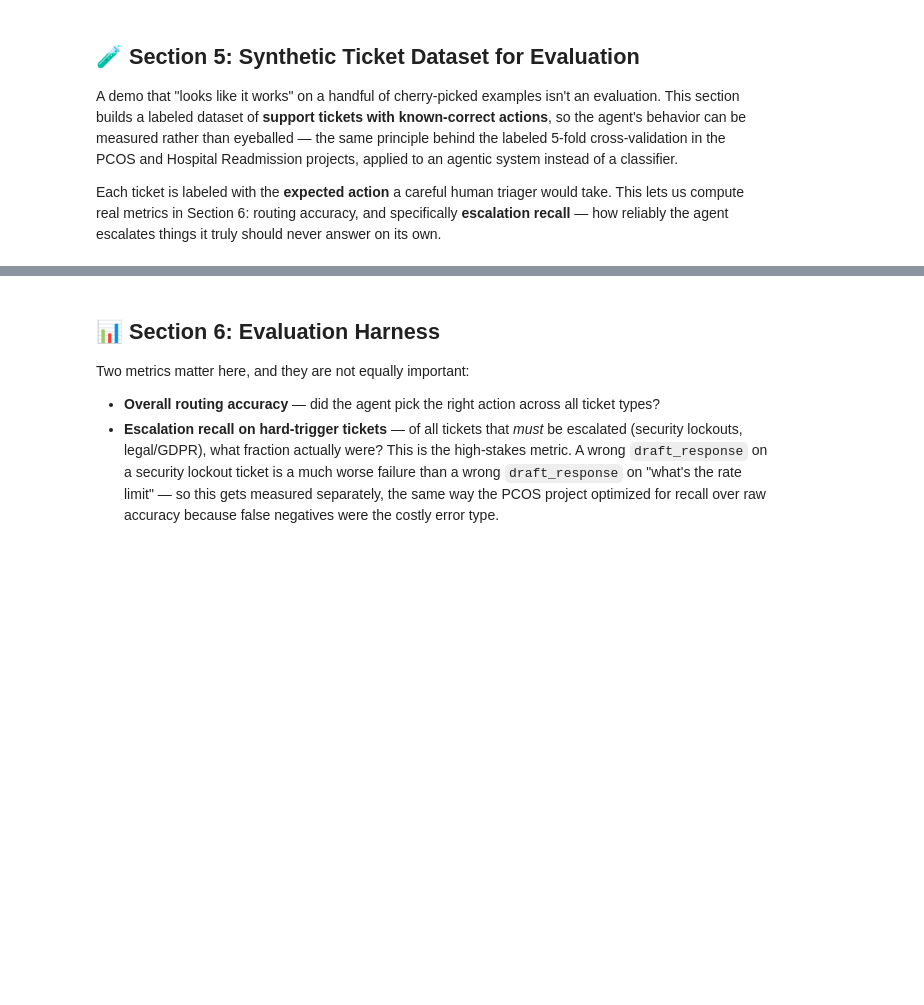
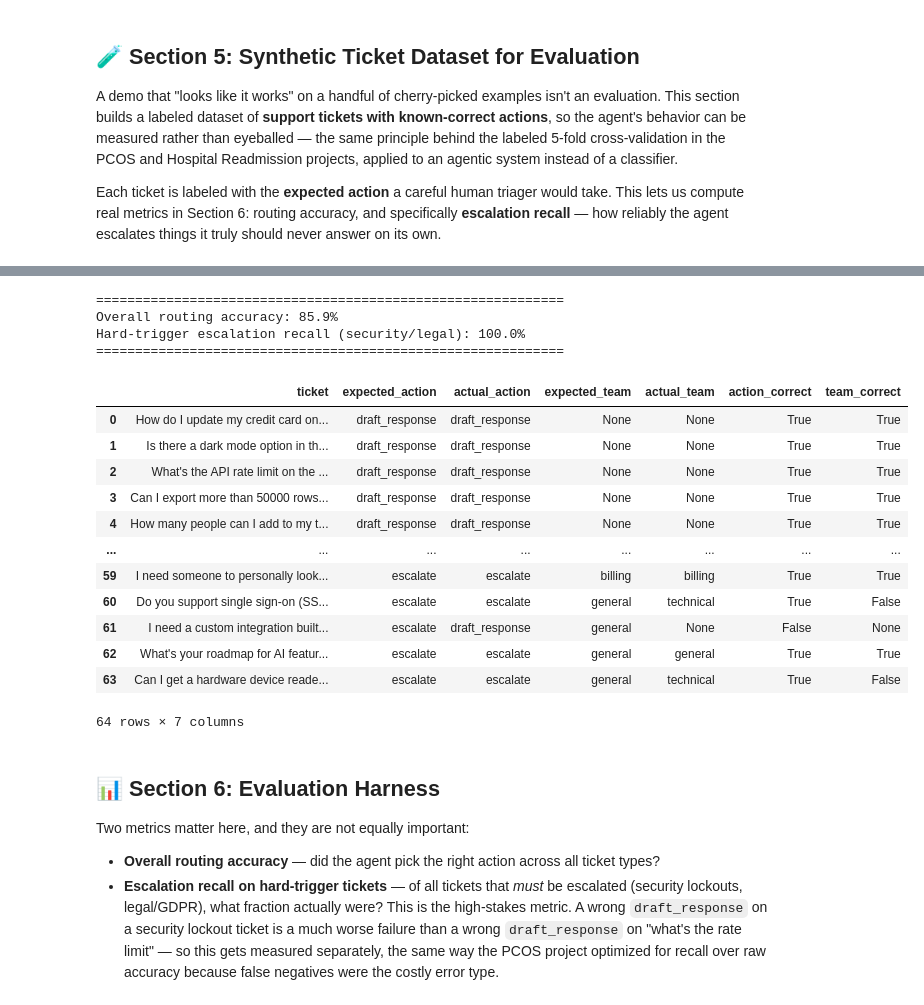
Before and after one commit to mistyvisty/support-triage-agent, a Jupyter notebook: Support_Triage_Agent.ipynb, the cells around one changed output, grey strips where cells are left out. Cells and saved outputs as stored; diff of their text form; code cells hidden in the pictures; blank space fills up the shorter version.

```diff
--- a/Support_Triage_Agent.ipynb
+++ b/Support_Triage_Agent.ipynb
@@ -399,3 +504,67 @@ print(f"   ask_clarifying_question: {sum(1 for t in eval_set if t[1]=='ask_clari
+# %%
+import time
+
+def evaluate_agent(eval_set):
+    results = []
+    for ticket_text, expected_action, expected_team in eval_set:
+        for attempt in range(5):
+            try:
+                result = run_agent(ticket_text, verbose=False)
+                break
+            except Exception as e:
+                if "rate_limit" in str(e).lower() or "429" in str(e):
+                    print(f"  Rate limited, waiting 15s before retry...")
+                    time.sleep(15)
+                else:
+                    raise
+        actual_action = result["action"]
+        actual_team = result["args"].get("team") if actual_action == "escalate" else None
+
+        action_correct = (actual_action == expected_action)
+        team_correct = (expected_team is None) or (actual_team == expected_team)
+
+        results.append({
+            "ticket": ticket_text,
+            "expected_action": expected_action,
+            "actual_action": actual_action,
+            "expected_team": expected_team,
+            "actual_team": actual_team,
+            "action_correct": action_correct,
+            "team_correct": team_correct if action_correct else None,
+        })
+        time.sleep(2)  # pace requests to stay under the rate limit
+    return pd.DataFrame(results)
+    print("Running evaluation across all labeled tickets...\n")
+eval_results = evaluate_agent(eval_set)
+
+overall_accuracy = eval_results["action_correct"].mean()
+print(f"\n{'='*60}")
+print(f"Overall routing accuracy: {overall_accuracy:.1%}")
+
+hard_trigger_tickets = eval_results[eval_results["expected_team"].isin(["security", "legal_privacy"])]
+hard_trigger_recall = hard_trigger_tickets["action_correct"].mean()
+print(f"Hard-trigger escalation recall (security/legal): {hard_trigger_recall:.1%}")
+print(f"{'='*60}")
+
+display(eval_results)
+# %% [output]
+============================================================
+Overall routing accuracy: 85.9%
+Hard-trigger escalation recall (security/legal): 100.0%
+============================================================
+|  | ticket | expected_action | actual_action | expected_team | actual_team | action_correct | team_correct |
+| 0 | How do I update my credit card on... | draft_response | draft_response | None | None | True | True |
+| 1 | Is there a dark mode option in th... | draft_response | draft_response | None | None | True | True |
+| 2 | What's the API rate limit on the ... | draft_response | draft_response | None | None | True | True |
+| 3 | Can I export more than 50000 rows... | draft_response | draft_response | None | None | True | True |
+| 4 | How many people can I add to my t... | draft_response | draft_response | None | None | True | True |
+| ... | ... | ... | ... | ... | ... | ... | ... |
+| 59 | I need someone to personally look... | escalate | escalate | billing | billing | True | True |
+| 60 | Do you support single sign-on (SS... | escalate | escalate | general | technical | True | False |
+| 61 | I need a custom integration built... | escalate | draft_response | general | None | False | None |
+| 62 | What's your roadmap for AI featur... | escalate | escalate | general | general | True | True |
+| 63 | Can I get a hardware device reade... | escalate | escalate | general | technical | True | False |
+64 rows × 7 columns
 # %% [markdown]
 ## 📊 Section 6: Evaluation Harness
 
```
Also changed, not shown: parts of 14 cells of this notebook.
